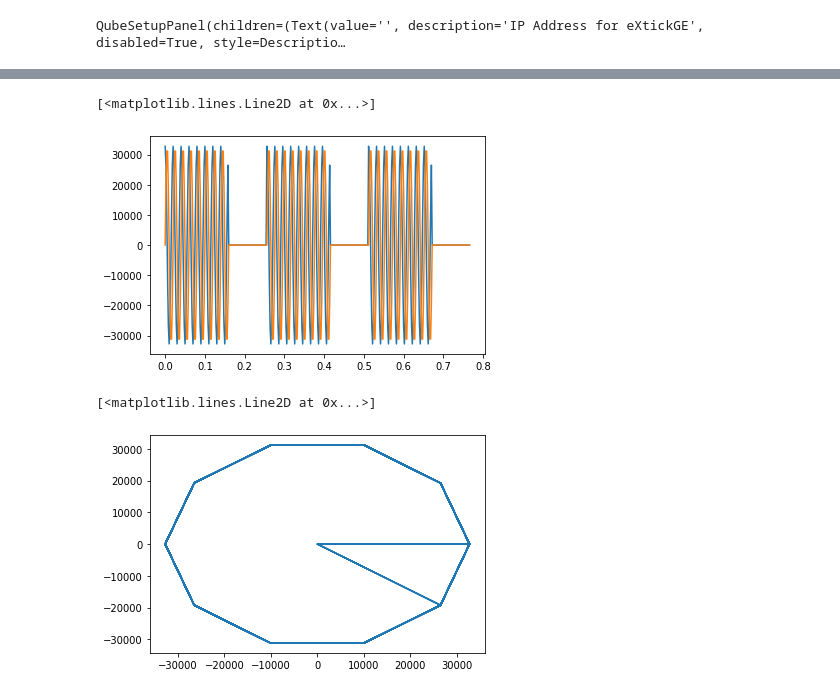
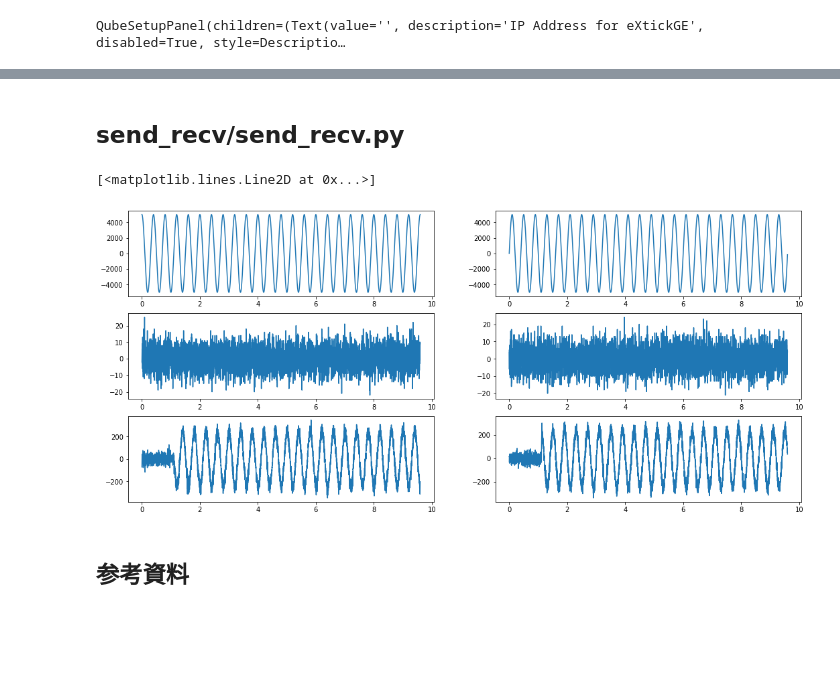
Before and after one commit to qiqb-osaka/qube-calib, a Jupyter notebook: SendRecv.ipynb, the cells around one changed output, grey strips where cells are left out. Saved outputs shown, nothing was run; the diff lists cells and outputs as text; code cells hidden in the pictures; blank space fills up the shorter version.

```diff
--- a/SendRecv.ipynb
+++ b/SendRecv.ipynb
@@ -69,65 +224,68 @@ qc.set_vatt(port[PORT_ID].upconv.vatt, VATT)
+# %% [markdown]
+## send_recv/send_recv.py
 # %%
-%matplotlib inline
-import matplotlib.pylab as plt
-
 import e7awg_sw.examples.send_recv.send_recv as sr
 from e7awg_sw.examples.send_recv.send_recv import AWG, CaptureModule
 
+#sr.IP_ADDR = '10.1.0.23' #QUBE.config['ipfpga']
 sr.IP_ADDR = QUBE.config['ipfpga']
-
-def save_sample_data(prefix, sampling_rate, id_to_samples):
-    for id, samples in id_to_samples.items():
-        # I/Q データテキストファイル保存
-            for i_data, q_data in samples:
-                print("{}  ,  {}\n".format(i_data, q_data))
-
 
 def sendrecv(awgs, capture_modules, use_labrad, server_ip_addr):
     with (sr.create_awg_ctrl(use_labrad, server_ip_addr) as awg_ctrl,
           sr.create_capture_ctrl(use_labrad, server_ip_addr) as cap_ctrl):
         capture_units = CaptureModule.get_units(*capture_modules)
         # 初期化
         awg_ctrl.initialize(*awgs)
         cap_ctrl.initialize(*capture_units)
         # トリガ AWG の設定
         sr.set_trigger_awg(cap_ctrl, awgs[0], capture_modules)
         # 波形シーケンスの設定
         awg_to_wave_sequence = sr.set_wave_sequence(awg_ctrl, awgs)
         # キャプチャパラメータの設定
         sr.set_capture_params(cap_ctrl, awg_to_wave_sequence[awgs[0]], capture_units)
         # 波形送信スタート
         awg_ctrl.start_awgs(*awgs)
         # 波形送信完了待ち
         awg_ctrl.wait_for_awgs_to_stop(5, *awgs)
         # キャプチャ完了待ち
         cap_ctrl.wait_for_capture_units_to_stop(5, *capture_units)
         # エラーチェック
         sr.check_err(awg_ctrl, cap_ctrl, awgs, capture_units)
         # キャプチャデータ取得
         capture_unit_to_capture_data = sr.get_capture_data(cap_ctrl, capture_units)
         # 波形保存
         awg_to_wave_data = {awg: wave_seq.all_samples(False) for awg, wave_seq in awg_to_wave_sequence.items()}
     return awg_to_wave_data, capture_unit_to_capture_data
         # save_sample_data('awg', sr.AwgCtrl.SAMPLING_RATE, awg_to_wave_data)
         # save_sample_data('capture', sr.CaptureCtrl.SAMPLING_RATE, capture_unit_to_capture_data)
     # print('end')
 
 awgs = AWG.all()
 o = sendrecv(awgs, CaptureModule.all(), False, 'localhost')
+
+%matplotlib inline
+import numpy as np
+import matplotlib.pylab as plt
+
+samples = o[1][0]
+sampling_rate = sr.CaptureCtrl.SAMPLING_RATE
+#sampling_rate = sr.AwgCtrl.SAMPLING_RATE
+time = np.linspace(0, 1000000 * len(samples) / sampling_rate, len(samples), endpoint=False)
+
+#print(len(samples), sampling_rate * 1e-6, time[0], time[-1])
+
+tx_iq = np.array(o[0][0])
+iq = np.array([v for k, v in o[1].items()])
+
+f, axs = plt.subplots(3,2, figsize=(18,8))
+axs[0,0].plot(time, tx_iq[:,0])
+axs[0,1].plot(time, tx_iq[:,1])
+axs[1,0].plot(time, iq[0,:,0])
+axs[1,1].plot(time, iq[0,:,1])
+axs[2,0].plot(time, iq[4,:,0])
+axs[2,1].plot(time, iq[4,:,1])
+# %% [output]
+[<matplotlib.lines.Line2D at 0x...>]
+[figure, added]
-# %%
-samples = o[0][0]
-sampling_rate = sr.AwgCtrl.SAMPLING_RATE
-time = np.linspace(0, 1000000 * len(samples) / sampling_rate, len(samples), endpoint=False)
-
-iq = np.array(samples)
-
-plt.plot(time, iq[:,0])
-plt.plot(time, iq[:,1])
-# %% [output]
-[<matplotlib.lines.Line2D at 0x...>]
-[figure, removed]
-# %%
-plt.plot(iq[:,0],iq[:,1])
-# %% [output]
-[<matplotlib.lines.Line2D at 0x...>]
-[figure, removed]
+# %% [markdown]
+## 参考資料
```
Also changed, not shown: parts of 14 cells of this notebook, 31 other files.
